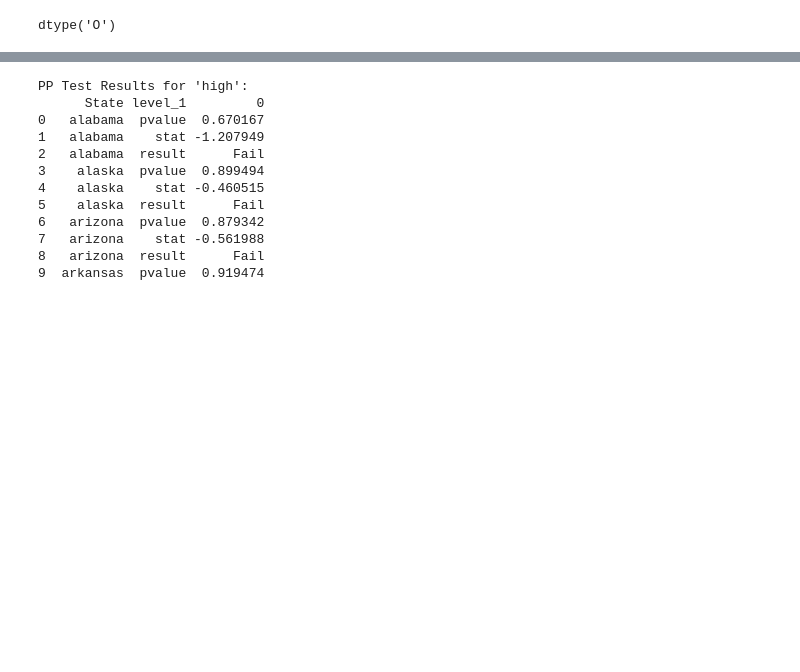
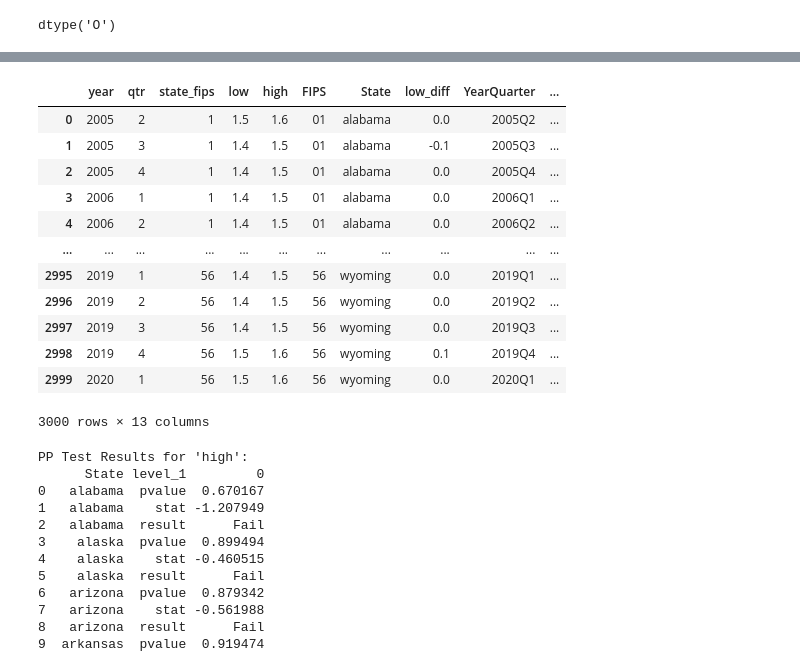
Before and after one commit to DMChakrabarti013/macro_matrics, a Jupyter notebook: preprocessing.ipynb, the cells around one changed output, grey strips where cells are left out. Drawn from its saved outputs; the diff is of its cells as text; code cells hidden in the pictures; blank space fills up the shorter version.

Commit message:
Grouping Done, Supervised Fixed and Combined Dynamics Made

```diff
--- a/preprocessing.ipynb
+++ b/preprocessing.ipynb
@@ -1228,3 +1269,5 @@ debt_df
+# %%
+debt_df["low_diff"] = debt_df.groupby("State")["low"].diff()
 # %%
 # 1) Create the 'YearQuarter' string column from 'year' and 'qtr'
 debt_df["YearQuarter"] = debt_df["year"].astype(str) + "Q" + debt_df["qtr"].astype(str)
@@ -1321,0 +1405,36 @@ baseline_df
+# %%
+# -------------------------------
+# Step 3: Aggregate Bank Data by State AND YearQuarter
+# -------------------------------
+# We group by ["State", "YearQuarter"] so each row in the result is for a specific quarter of a specific state.
+baseline_bank_synthetic = (
+    bank_df_synthetic
+    .groupby(["State", "YearQuarter"])[["profitability", "asset_quality", "profitability_diff", "assetquality_diff"]]
+    .mean()
+    .reset_index()
+)
+
+print("Aggregated Bank Data (baseline_bank) per State–Quarter:")
+print(baseline_bank_synthetic.head())
+
+# -------------------------------
+# Step 4: Household Debt Data Already Loaded
+# (With columns [State, low, high, YearQuarter])
+# -------------------------------
+# For clarity, let's display the top rows of debt_df again
+print("\nHousehold Debt Data (debt_df) with YearQuarter:")
+print(debt_df_synthetic.head())
+
+# -------------------------------
+# Step 5: Merge the Two Datasets by [State, YearQuarter]
+# -------------------------------
+# This ensures each row of baseline_df corresponds to one state in one quarter.
+baseline_df_synthetic = pd.merge(
+    debt_df_synthetic,
+    baseline_bank_synthetic,
+    on=["State", "YearQuarter"],
+    how="inner"
+)
+
+print("\nMerged Baseline Candidate Data (baseline_df) per State–Quarter:")
+print(baseline_df_synthetic.head(10))
@@ -1322 +1459,17 @@ baseline_df
+# %%
+baseline_df_synthetic
+# %% [output]
+|  | year | qtr | state_fips | low | high | FIPS | State | low_diff | YearQuarter | ... |
+| 0 | 2005 | 2 | 1 | 1.5 | 1.6 | 01 | alabama | 0.0 | 2005Q2 | ... |
+| 1 | 2005 | 3 | 1 | 1.4 | 1.5 | 01 | alabama | -0.1 | 2005Q3 | ... |
+| 2 | 2005 | 4 | 1 | 1.4 | 1.5 | 01 | alabama | 0.0 | 2005Q4 | ... |
+| 3 | 2006 | 1 | 1 | 1.4 | 1.5 | 01 | alabama | 0.0 | 2006Q1 | ... |
+| 4 | 2006 | 2 | 1 | 1.4 | 1.5 | 01 | alabama | 0.0 | 2006Q2 | ... |
+| ... | ... | ... | ... | ... | ... | ... | ... | ... | ... | ... |
+| 2995 | 2019 | 1 | 56 | 1.4 | 1.5 | 56 | wyoming | 0.0 | 2019Q1 | ... |
+| 2996 | 2019 | 2 | 56 | 1.4 | 1.5 | 56 | wyoming | 0.0 | 2019Q2 | ... |
+| 2997 | 2019 | 3 | 56 | 1.4 | 1.5 | 56 | wyoming | 0.0 | 2019Q3 | ... |
+| 2998 | 2019 | 4 | 56 | 1.5 | 1.6 | 56 | wyoming | 0.1 | 2019Q4 | ... |
+| 2999 | 2020 | 1 | 56 | 1.5 | 1.6 | 56 | wyoming | 0.0 | 2020Q1 | ... |
+3000 rows × 13 columns
 # %%
```
Also changed, not shown: parts of 14 cells of this notebook, 22 other files.
